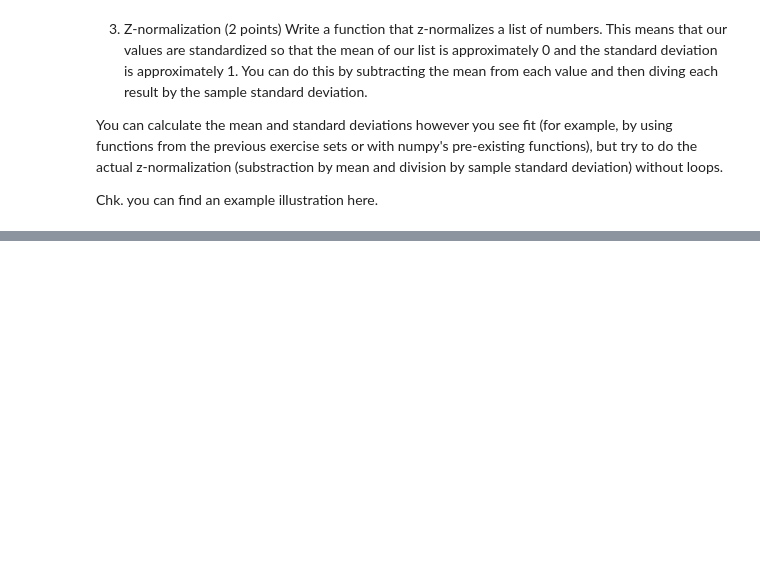
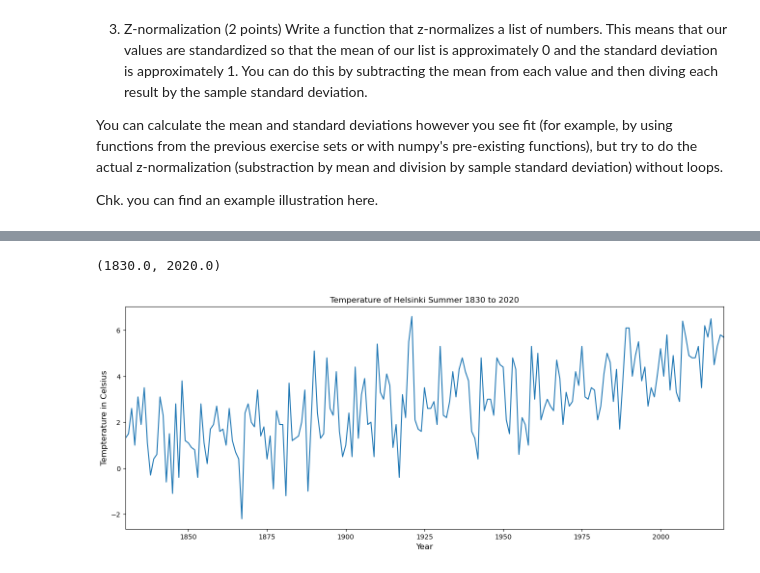
Before and after one commit to rg450318262/2023_courses, a Jupyter notebook: Python/Coursework4.ipynb, the cells around one changed output, grey strips where cells are left out. Cells and saved outputs as stored; diff of their text form; code cells hidden in the pictures; blank space fills up the shorter version.

```diff
--- a/Python/Coursework4.ipynb
+++ b/Python/Coursework4.ipynb
@@ -60,0 +71,3 @@ Chk. you can find an example illustration here.
+# %%
+temp = np.genfromtxt("data/temperature_stats.csv", names=True, delimiter=",")
+temp
@@ -60,0 +92,10 @@ Chk. you can find an example illustration here.
+# %%
+plt.figure(figsize=(16,6))
+plt.plot(temp["Year"],temp['HelsinkiSpring'])
+plt.xlabel("Year", fontsize = 12)
+plt.ylabel("Tempterature in Celsius", fontsize = 12)
+plt.title("Temperature of Helsinki Summer 1830 to 2020")
+plt.xlim(1830,2020)
+# %% [output]
+(1830.0, 2020.0)
+[figure, added]
```
Also changed, not shown: parts of 6 cells of this notebook, 1 other file.
